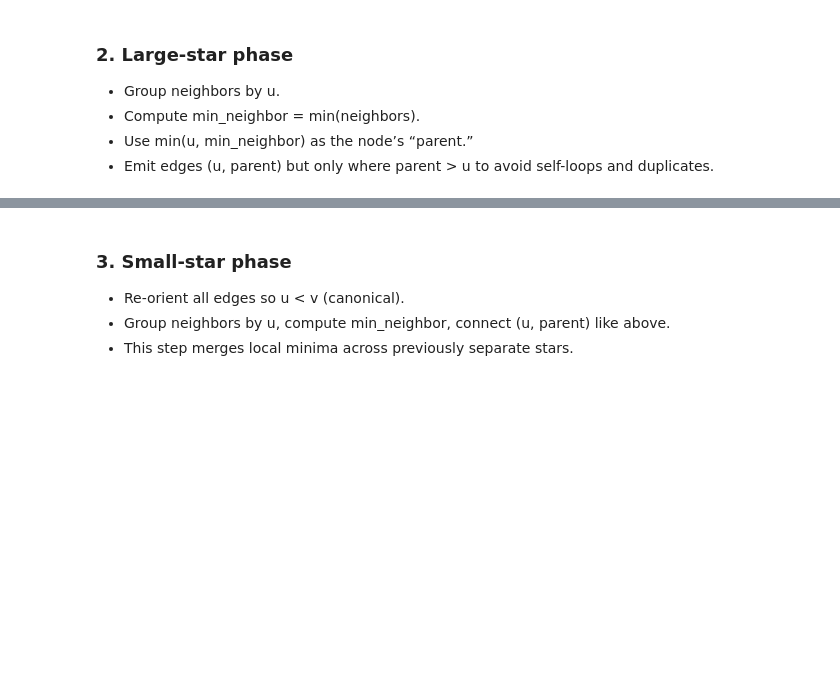
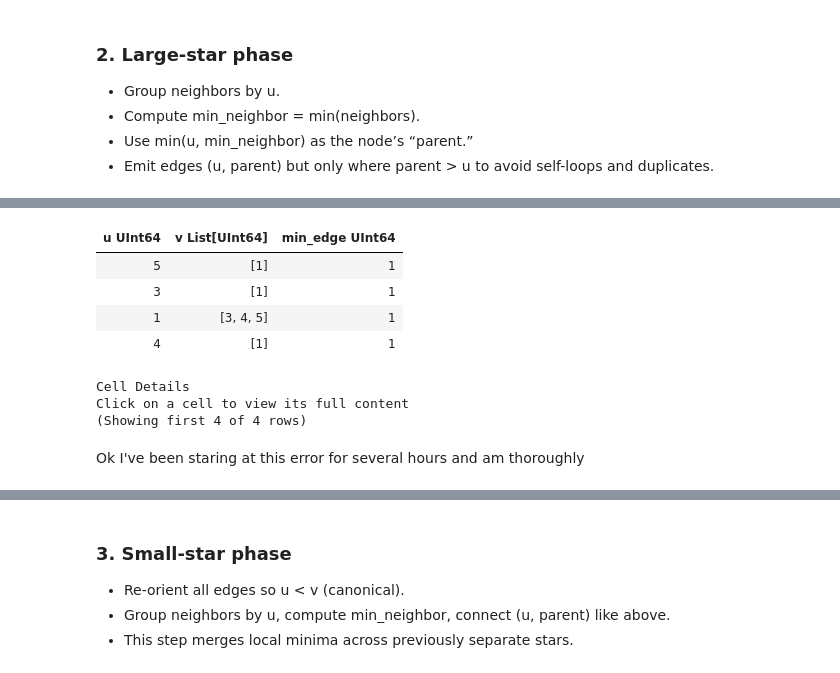
Before and after one commit to everettVT/daft-minhash-dedupe, a Jupyter notebook: friction/minhash_dedupe_common_crawl.ipynb, the cells around one changed output, grey strips where cells are left out. Cells and saved outputs as stored; diff of their text form; code cells hidden in the pictures; blank space fills up the shorter version.

Commit message:
stuck on this error. not sure where to go.

```diff
--- a/friction/minhash_dedupe_common_crawl.ipynb
+++ b/friction/minhash_dedupe_common_crawl.ipynb
@@ -390,3 +377,11 @@ def ee(u: Expression, v: Expression):
 - Compute min_neighbor = min(neighbors).
 - Use min(u, min_neighbor) as the node’s “parent.”
 - Emit edges (u, parent) but only where parent > u to avoid self-loops and duplicates.
+# %%
+b = (
+    df_edges.select(col("left_edge").alias("u"), col("right_edge").alias("v"))
+    .where(~col("u").is_null())
+    .where(~col("v").is_null())
+    .collect() # Materialize
+)
+b.show(10)
@@ -393,22 +396,26 @@ def ee(u: Expression, v: Expression):
 # %%
-def large_star_phase(df: DataFrame):
-    return (
-        df
-        # large_star_map
-        .select("u", "v")
-        .union_all(b.select(col("v").alias("u"), col("u").alias("v")))
+axyz = (
+    b
+    # large_star_map
+    .select("u", "v")
+    .union_all(b.select(col("v").alias("u"), col("u").alias("v")))
 
-        .groupby("u").agg_list("v")
-        # large_star_reduce
-        .with_column("min_edge", col("v").list.min())
-        .with_column("min_edge", (col("u") <= col("min_edge")).if_else(col("u"), col("min_edge")))
-        .select(col("u").list.map(ee(daft.element(), col("min_edge"))).alias("e"), col("u"))
+    .groupby("u").agg_list("v")
+    # large_star_reduce
+    .with_column("min_edge", col("v").list.min())
+    .with_column("min_edge", (col("u") <= col("min_edge")).if_else(col("u"), col("min_edge")))
 
-        .explode("e")
-        .where(col("e")["v"] > col("u")).select("e")
-        .where(~col("e").is_null())
-        .distinct()
-        .select(col("e")["*"])
-        .where(col("u") != col("v"))
-        .collect() # Materialize
-    )
+    #.select(col("v").list.map(ee(daft.element(), col("min_edge"))).alias("e"), col("u"))
+)
+axyz.show(10)
+# %% [output]
+| u UInt64 | v List[UInt64] | min_edge UInt64 |
+| 5 | [1] | 1 |
+| 3 | [1] | 1 |
+| 1 | [3, 4, 5] | 1 |
+| 4 | [1] | 1 |
+Cell Details
+Click on a cell to view its full content
+(Showing first 4 of 4 rows)
+# %% [markdown]
+Ok I've been staring at this error for several hours and am thoroughly
```
Also changed, not shown: parts of 20 cells of this notebook, 2 other files.
